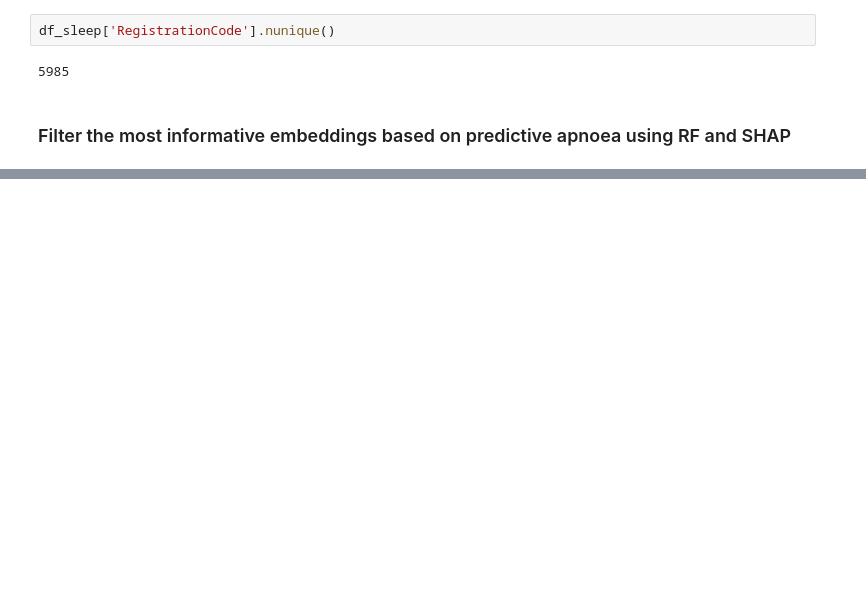
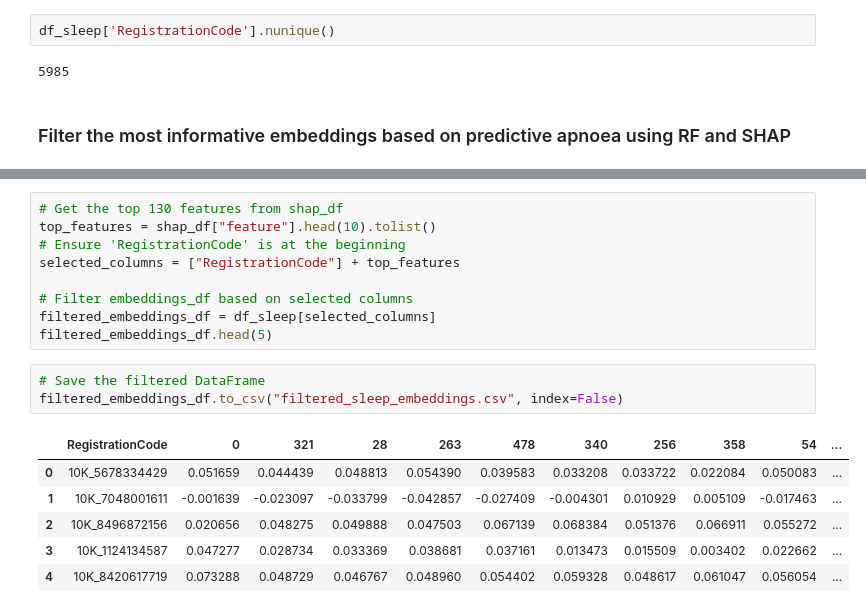
Before and after one commit to gavrielhan/MSc_Thesis, a Jupyter notebook: mk_eval_p_embeddings.ipynb, the cells around one changed output, grey strips where cells are left out. Saved outputs shown, nothing was run; the diff lists cells and outputs as text; blank space fills up the shorter version.

```diff
--- a/mk_eval_p_embeddings.ipynb
+++ b/mk_eval_p_embeddings.ipynb
@@ -1015,0 +1264,19 @@ df_sleep['RegistrationCode'].nunique()
+# %%
+# Get the top 130 features from shap_df
+top_features = shap_df["feature"].head(10).tolist()
+# Ensure 'RegistrationCode' is at the beginning
+selected_columns = ["RegistrationCode"] + top_features
+
+# Filter embeddings_df based on selected columns
+filtered_embeddings_df = df_sleep[selected_columns]
+filtered_embeddings_df.head(5)
+# %%
+# Save the filtered DataFrame
+filtered_embeddings_df.to_csv("filtered_sleep_embeddings.csv", index=False)
+# %% [output]
+|  | RegistrationCode | 0 | 321 | 28 | 263 | 478 | 340 | 256 | 358 | 54 | ... |
+| 0 | 10K_5678334429 | 0.051659 | 0.044439 | 0.048813 | 0.054390 | 0.039583 | 0.033208 | 0.033722 | 0.022084 | 0.050083 | ... |
+| 1 | 10K_7048001611 | -0.001639 | -0.023097 | -0.033799 | -0.042857 | -0.027409 | -0.004301 | 0.010929 | 0.005109 | -0.017463 | ... |
+| 2 | 10K_8496872156 | 0.020656 | 0.048275 | 0.049888 | 0.047503 | 0.067139 | 0.068384 | 0.051376 | 0.066911 | 0.055272 | ... |
+| 3 | 10K_1124134587 | 0.047277 | 0.028734 | 0.033369 | 0.038681 | 0.037161 | 0.013473 | 0.015509 | 0.003402 | 0.022662 | ... |
+| 4 | 10K_8420617719 | 0.073288 | 0.048729 | 0.046767 | 0.048960 | 0.054402 | 0.059328 | 0.048617 | 0.061047 | 0.056054 | ... |
```
Also changed, not shown: parts of 13 cells of this notebook.
